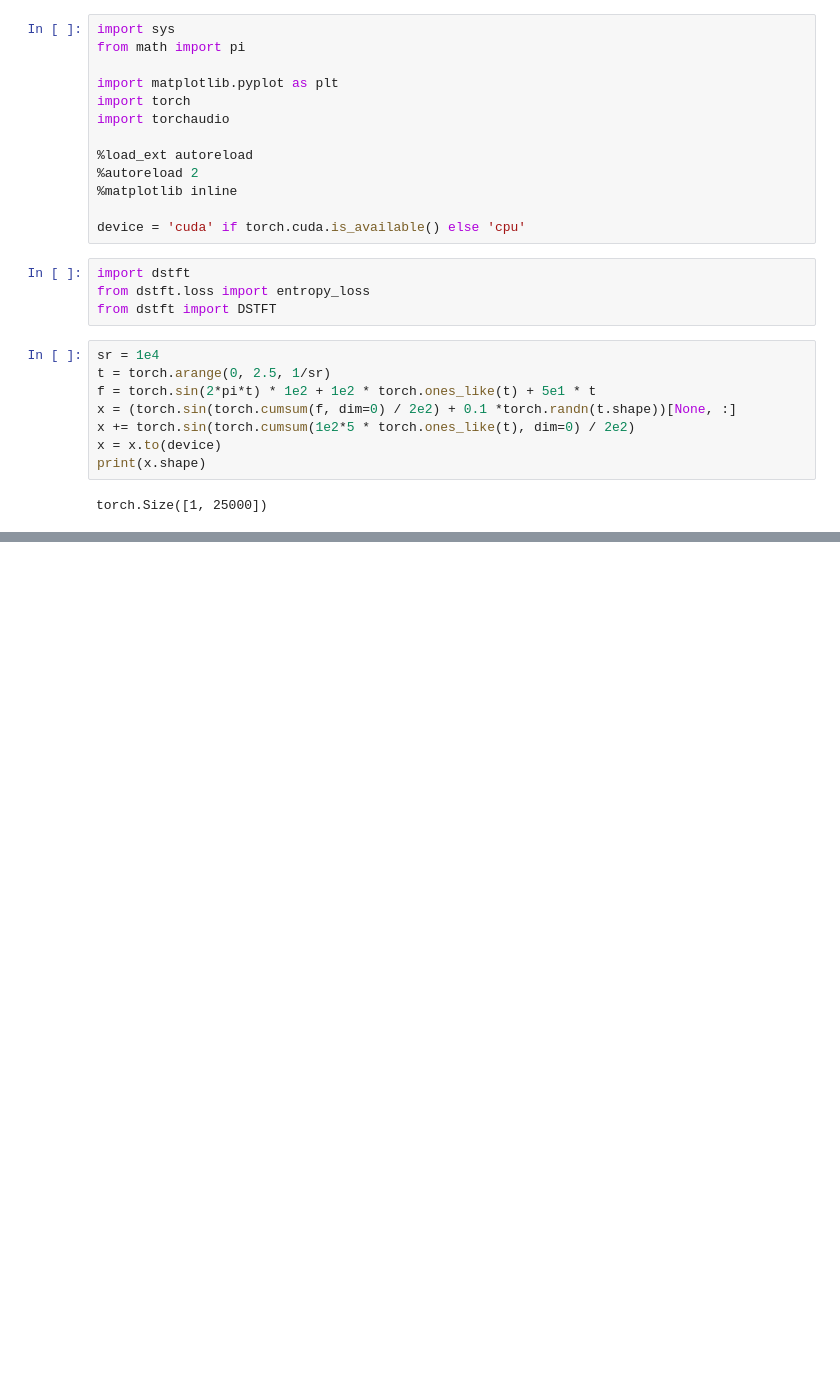
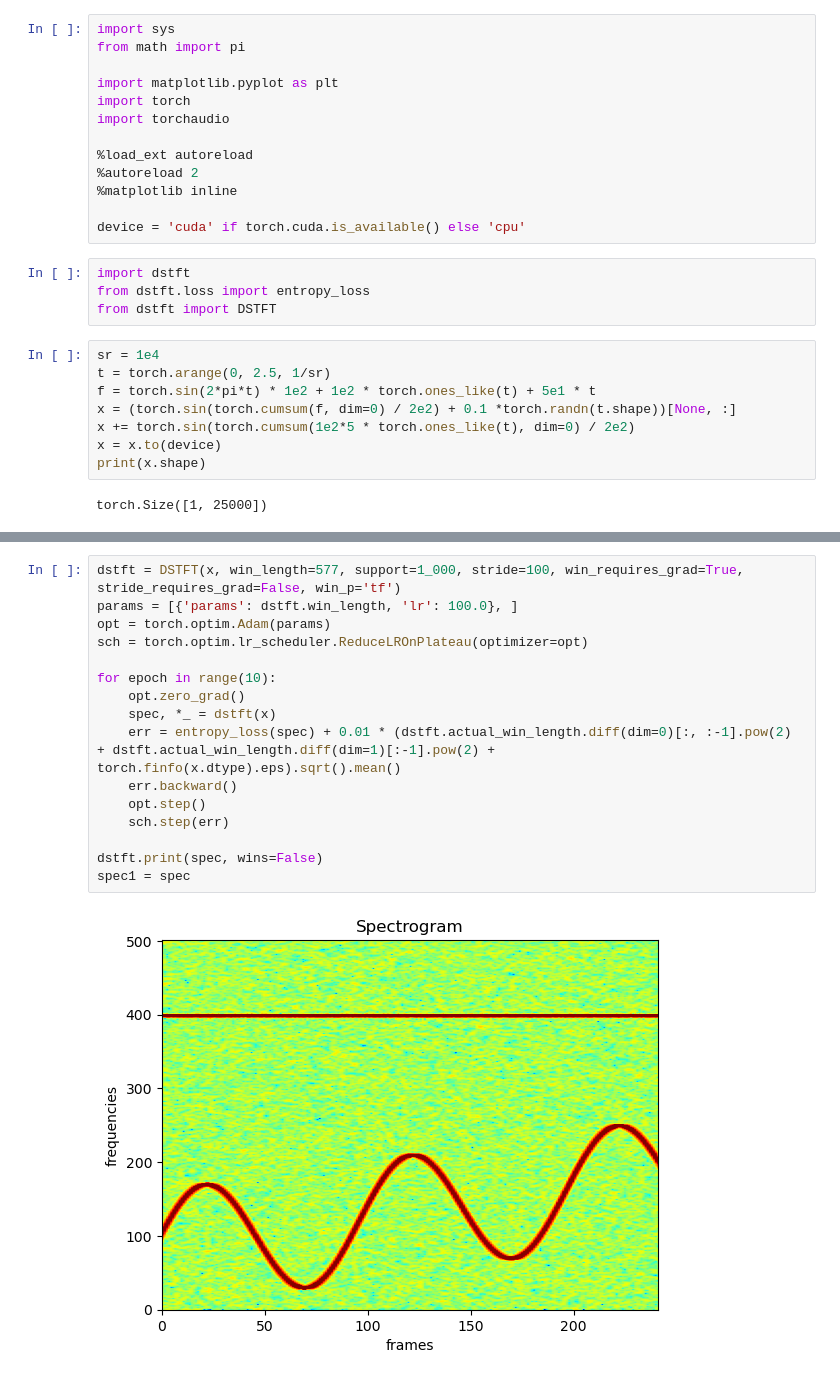
Before and after one commit to maxime-leiber/dstft, a Jupyter notebook: notebooks/test.ipynb, the cells around one changed output, grey strips where cells are left out. Drawn from its saved outputs; the diff is of its cells as text; blank space fills up the shorter version.

```diff
--- a/notebooks/test.ipynb
+++ b/notebooks/test.ipynb
@@ -66,0 +67,18 @@ spec1 = spec
+# %%
+dstft = DSTFT(x, win_length=577, support=1_000, stride=100, win_requires_grad=True, stride_requires_grad=False, win_p='tf')
+params = [{'params': dstft.win_length, 'lr': 100.0}, ]
+opt = torch.optim.Adam(params)
+sch = torch.optim.lr_scheduler.ReduceLROnPlateau(optimizer=opt)
+
+for epoch in range(10):
+    opt.zero_grad()
+    spec, *_ = dstft(x)
+    err = entropy_loss(spec) + 0.01 * (dstft.actual_win_length.diff(dim=0)[:, :-1].pow(2) + dstft.actual_win_length.diff(dim=1)[:-1].pow(2) + torch.finfo(x.dtype).eps).sqrt().mean()
+    err.backward()
+    opt.step()
+    sch.step(err)
+
+dstft.print(spec, wins=False)
+spec1 = spec
+# %% [output]
+[figure, added]
```
Also changed, not shown: parts of 5 cells of this notebook, 2 other files.
